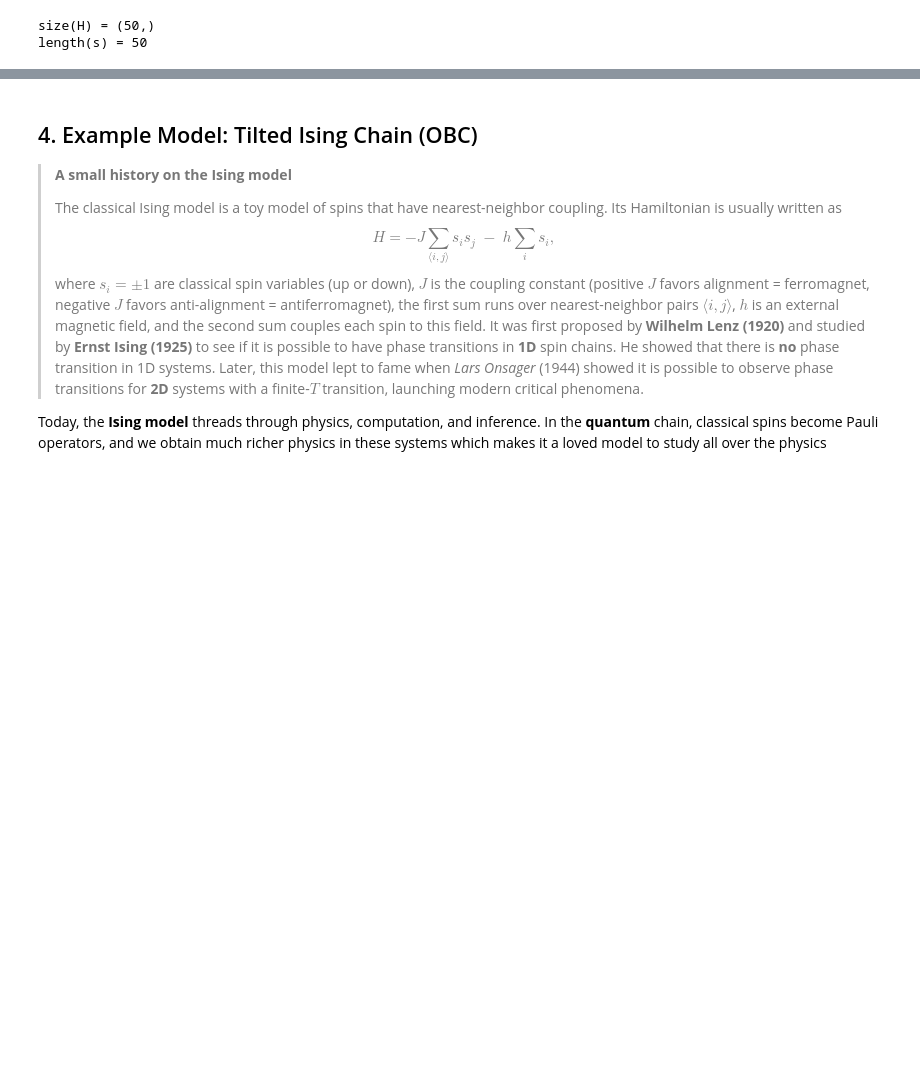
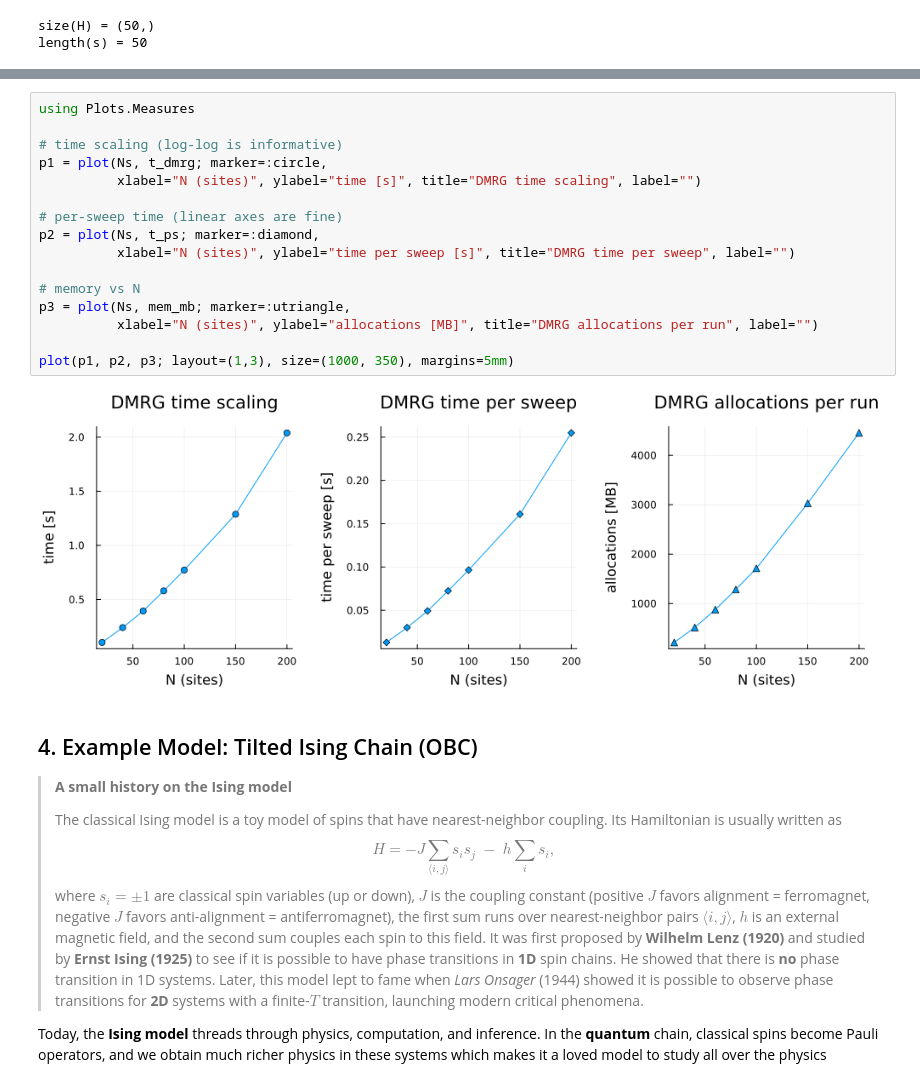
Before and after one commit to Gauthameshwar/RAQS_QuantumInspiredAlgos, a Jupyter notebook: notebooks/GroundStateTensorTrains.ipynb, the cells around one changed output, grey strips where cells are left out. Cells and saved outputs as stored; diff of their text form; blank space fills up the shorter version.

```diff
--- a/notebooks/GroundStateTensorTrains.ipynb
+++ b/notebooks/GroundStateTensorTrains.ipynb
@@ -598,3 +422,21 @@ After sweep 1 energy=-63.27772671324229  maxlinkdim=4 maxerr=6.05E-11 time=0.027
+# %%
+using Plots.Measures
+
+# time scaling (log-log is informative)
+p1 = plot(Ns, t_dmrg; marker=:circle,
+          xlabel="N (sites)", ylabel="time [s]", title="DMRG time scaling", label="")
+
+# per-sweep time (linear axes are fine)
+p2 = plot(Ns, t_ps; marker=:diamond,
+          xlabel="N (sites)", ylabel="time per sweep [s]", title="DMRG time per sweep", label="")
+
+# memory vs N
+p3 = plot(Ns, mem_mb; marker=:utriangle,
+          xlabel="N (sites)", ylabel="allocations [MB]", title="DMRG allocations per run", label="")
+
+plot(p1, p2, p3; layout=(1,3), size=(1000, 350), margins=5mm)
+# %% [output]
+[figure, added]
 # %% [markdown]
 ## 4. Example Model: Tilted Ising Chain (OBC)
 
```
Also changed, not shown: parts of 15 cells of this notebook.
